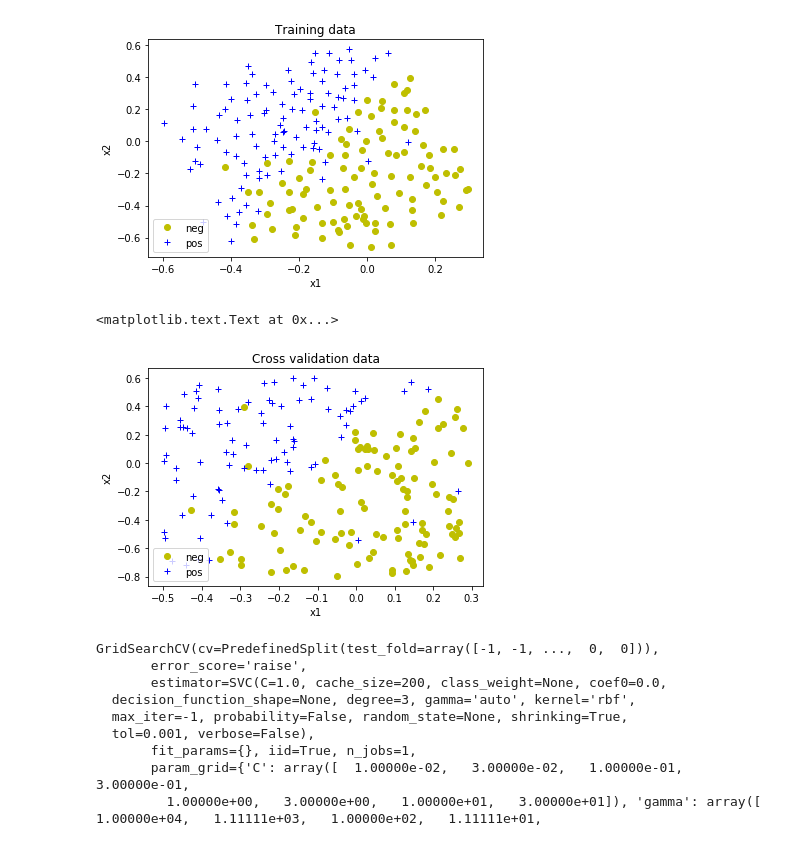
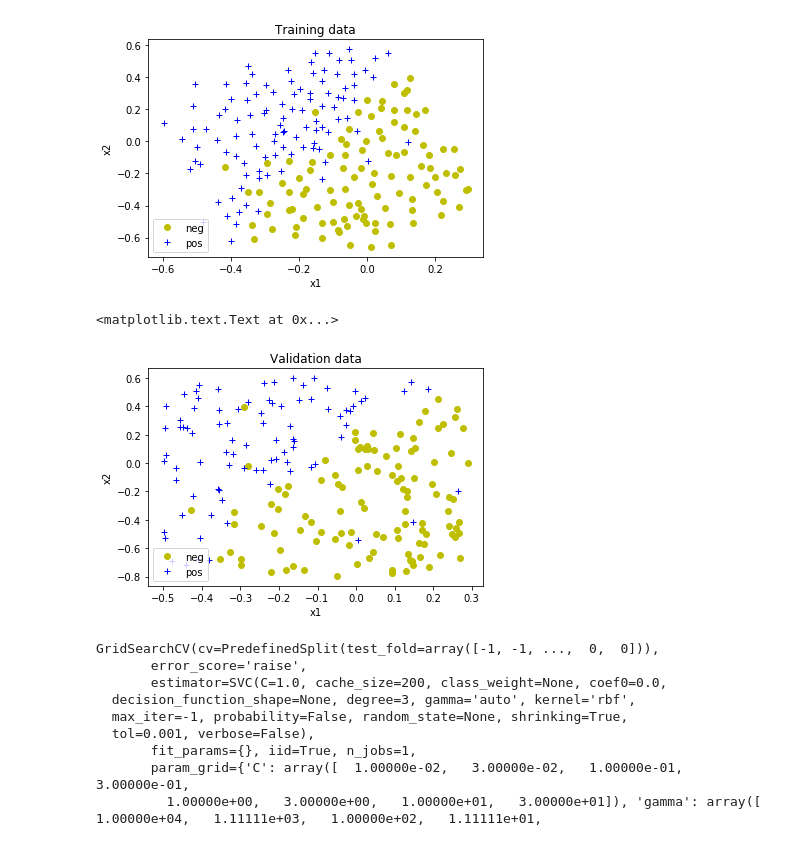
Before and after one commit to krasserm/machine-learning-notebooks, a Jupyter notebook: ml-ex6.ipynb, the cells around one changed output. Cells and saved outputs as stored; diff of their text form; code cells hidden in the pictures.

```diff
--- a/ml-ex6.ipynb
+++ b/ml-ex6.ipynb
@@ -175,8 +175,8 @@ plt.title('Training data')
 [figure]
 # %%
 plot_data(X_cv_0, y_cv_0)
-plt.title('Cross validation data')
+plt.title('Validation data')
 # %% [output]
 <matplotlib.text.Text at 0x...>
-[figure, old version]
+[figure, new version]
 # %%
```
Also changed, not shown: parts of 4 cells of this notebook, 3 other files.
